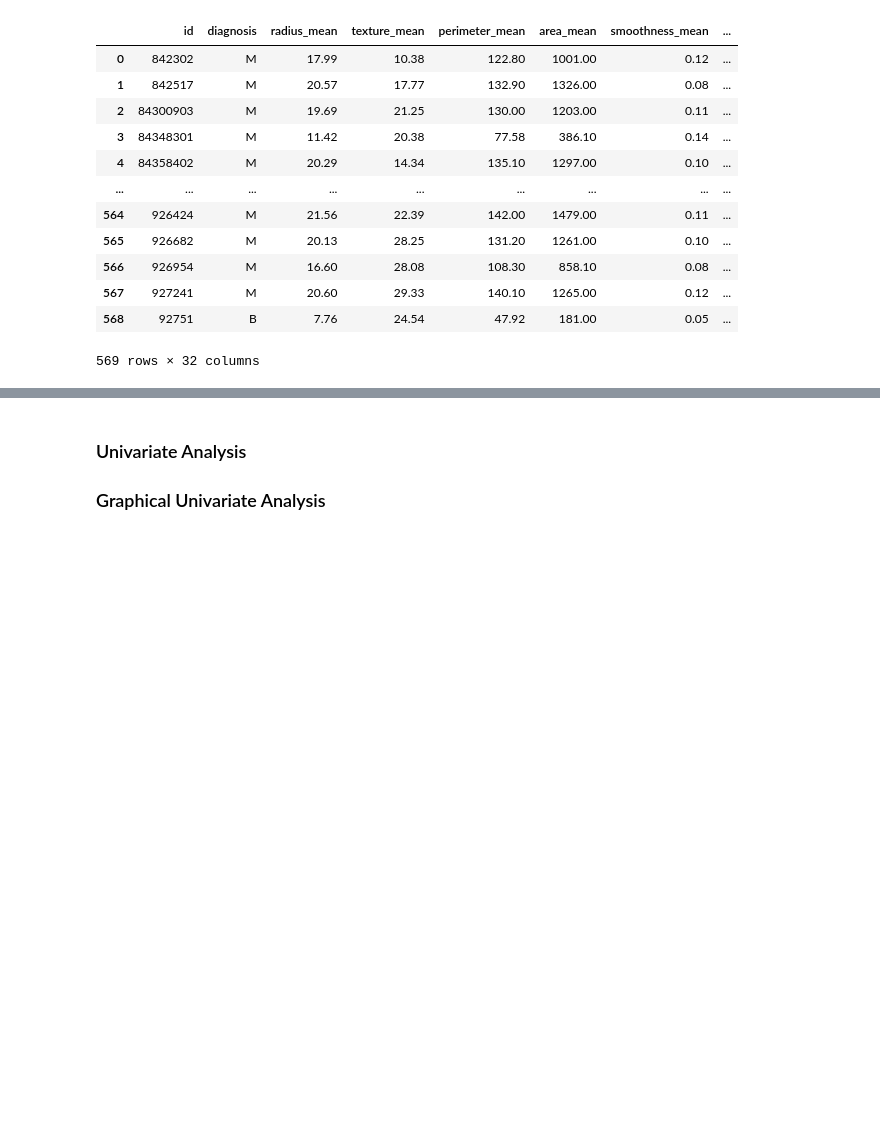
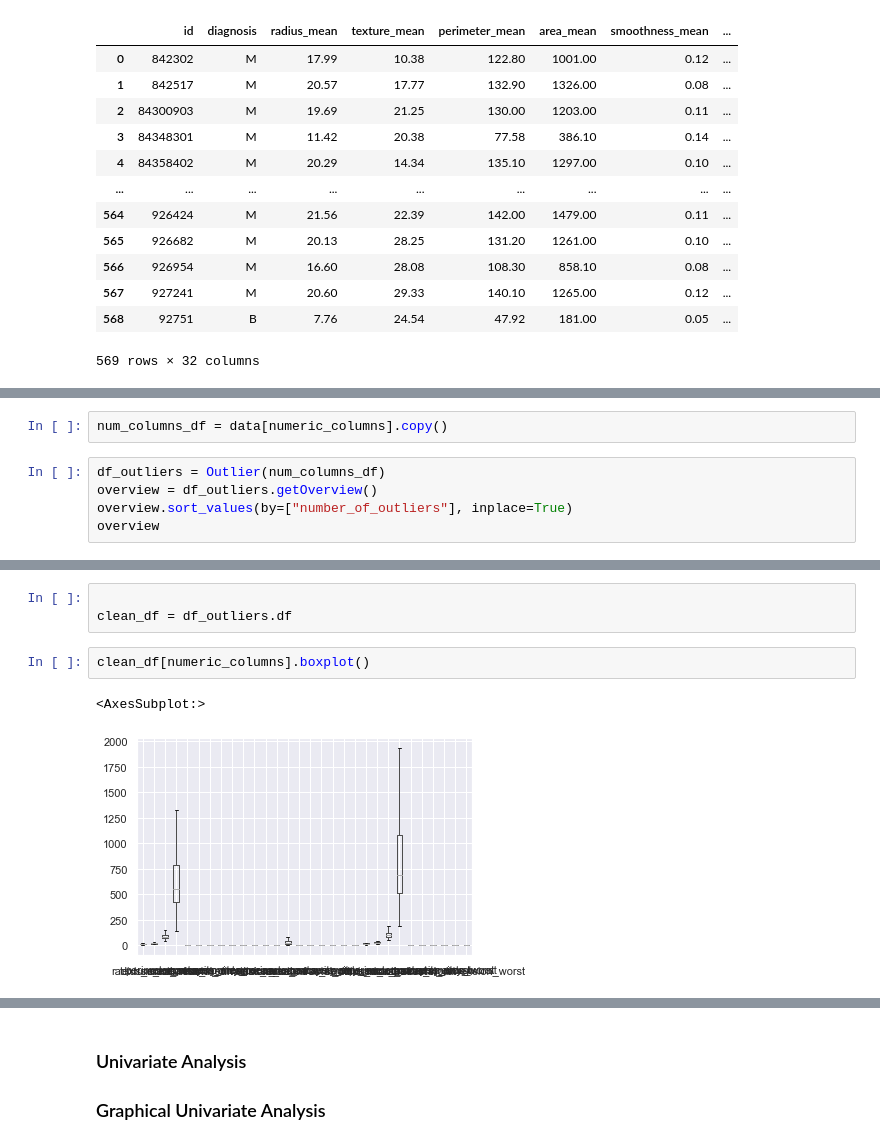
Before and after one commit to Samrawit02/Causality, a Jupyter notebook: notebook/EDA.ipynb, the cells around one changed output, grey strips where cells are left out. Drawn from its saved outputs; the diff is of its cells as text; blank space fills up the shorter version.

```diff
--- a/notebook/EDA.ipynb
+++ b/notebook/EDA.ipynb
@@ -163,0 +191,7 @@ clean_data
+# %%
+num_columns_df = data[numeric_columns].copy()
+# %%
+df_outliers = Outlier(num_columns_df)
+overview = df_outliers.getOverview()
+overview.sort_values(by=["number_of_outliers"], inplace=True)
+overview
@@ -163,0 +260,8 @@ clean_data
+# %%
+
+clean_df = df_outliers.df
+# %%
+clean_df[numeric_columns].boxplot()
+# %% [output]
+<AxesSubplot:>
+[figure, added]
```
Also changed, not shown: parts of 43 cells of this notebook.
